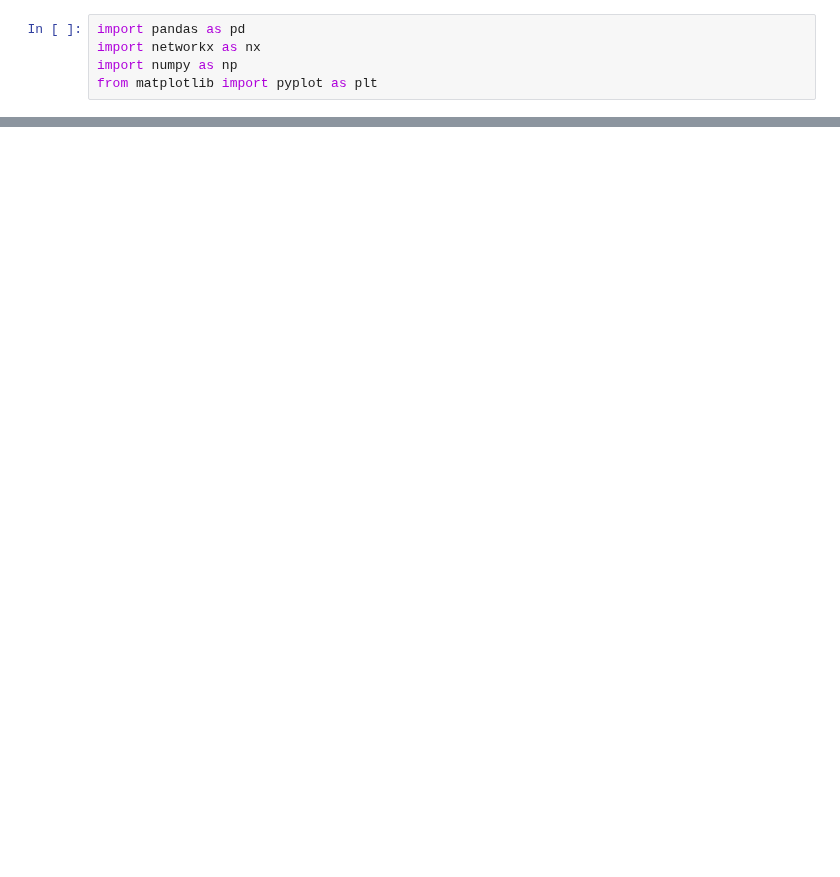
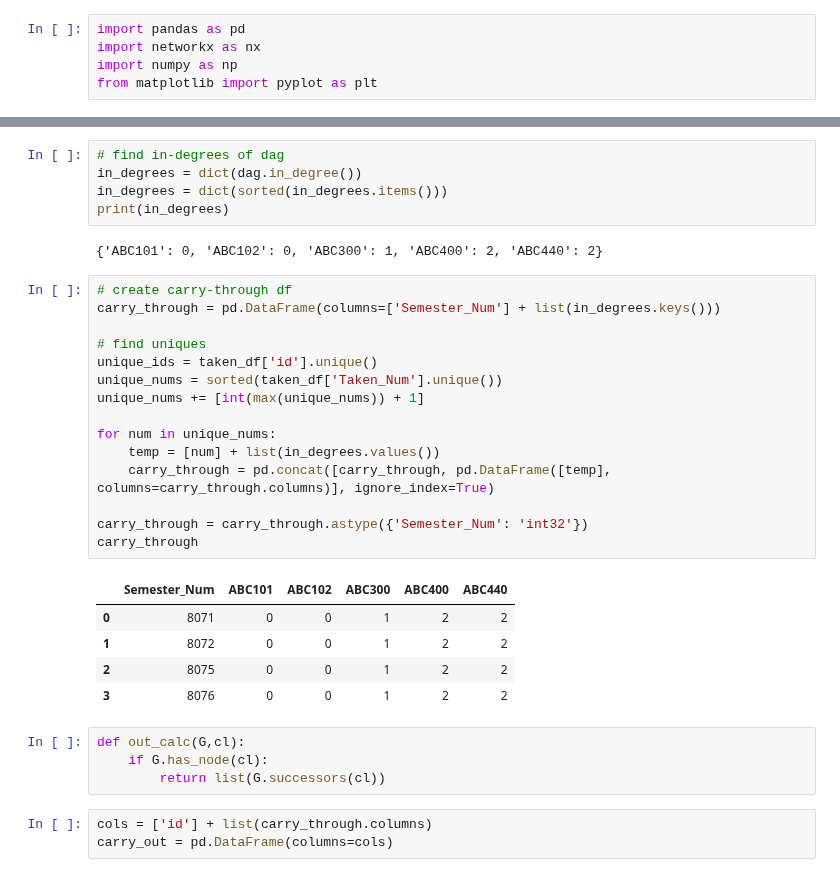
Before and after one commit to ifrycolorado/Enrollment_Project, a Jupyter notebook: src/dag.ipynb, the cells around one changed output, grey strips where cells are left out. Drawn from its saved outputs; the diff is of its cells as text; blank space fills up the shorter version.

```diff
--- a/src/dag.ipynb
+++ b/src/dag.ipynb
@@ -20,0 +54,35 @@ plt.show()
+# %%
+# find in-degrees of dag
+in_degrees = dict(dag.in_degree())
+in_degrees = dict(sorted(in_degrees.items()))
+print(in_degrees)
+# %% [output]
+{'ABC101': 0, 'ABC102': 0, 'ABC300': 1, 'ABC400': 2, 'ABC440': 2}
+# %%
+# create carry-through df
+carry_through = pd.DataFrame(columns=['Semester_Num'] + list(in_degrees.keys()))
+
+# find uniques
+unique_ids = taken_df['id'].unique()
+unique_nums = sorted(taken_df['Taken_Num'].unique())
+unique_nums += [int(max(unique_nums)) + 1]
+
+for num in unique_nums:
+    temp = [num] + list(in_degrees.values())
+    carry_through = pd.concat([carry_through, pd.DataFrame([temp], columns=carry_through.columns)], ignore_index=True)
+
+carry_through = carry_through.astype({'Semester_Num': 'int32'})
+carry_through
+# %% [output]
+|  | Semester_Num | ABC101 | ABC102 | ABC300 | ABC400 | ABC440 |
+| 0 | 8071 | 0 | 0 | 1 | 2 | 2 |
+| 1 | 8072 | 0 | 0 | 1 | 2 | 2 |
+| 2 | 8075 | 0 | 0 | 1 | 2 | 2 |
+| 3 | 8076 | 0 | 0 | 1 | 2 | 2 |
+# %%
+def out_calc(G,cl):
+    if G.has_node(cl):
+        return list(G.successors(cl))
+# %%
+cols = ['id'] + list(carry_through.columns)
+carry_out = pd.DataFrame(columns=cols)
```
Also changed, not shown: parts of 6 cells of this notebook, 1 other file.
